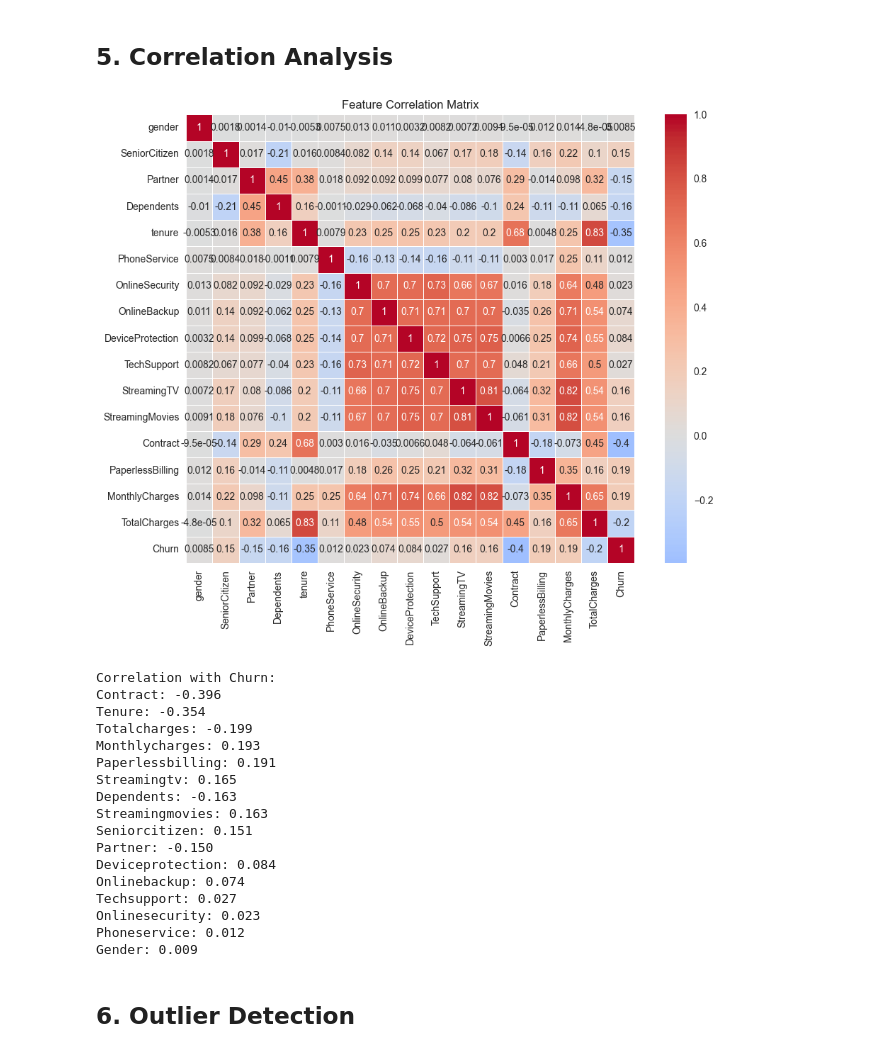
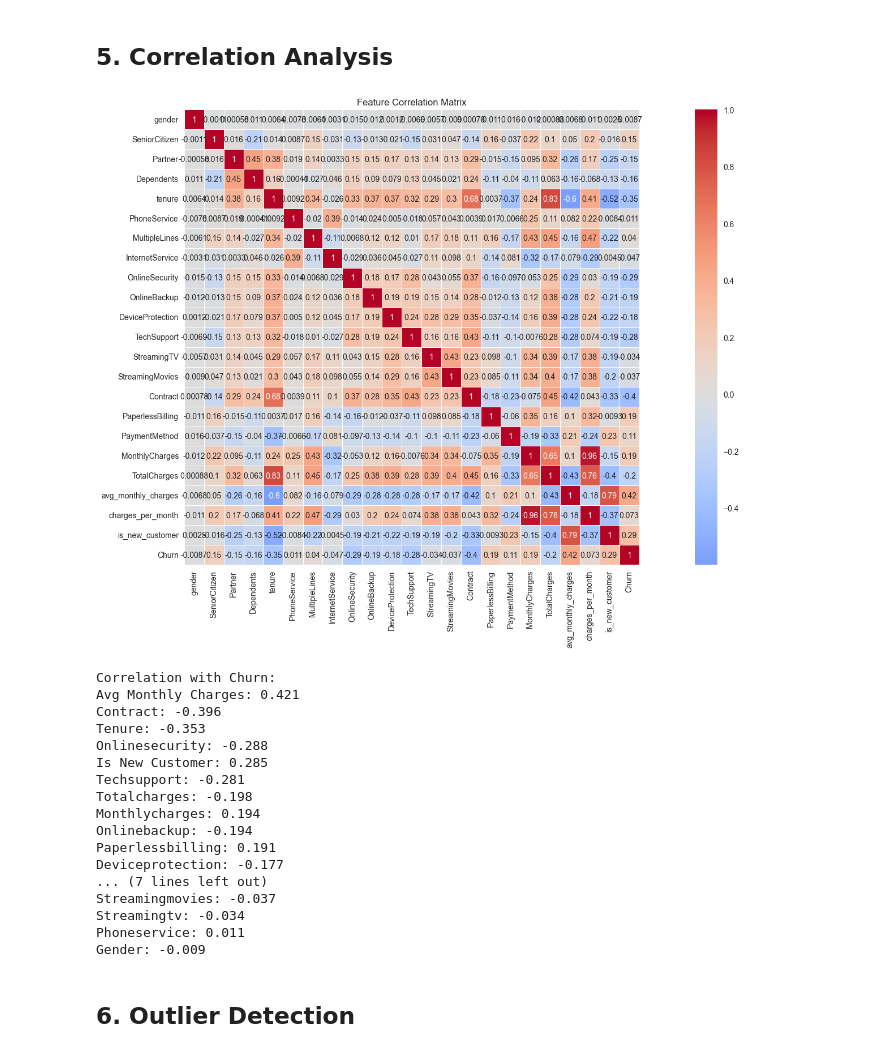
Before and after one commit to HubertRozumek/mlops-pipeline, a Jupyter notebook: notebooks/data-exploration.ipynb, the cells around one changed output. Cells and saved outputs as stored; diff of their text form; code cells hidden in the pictures.

```diff
--- a/notebooks/data-exploration.ipynb
+++ b/notebooks/data-exploration.ipynb
@@ -92,0 +62,4 @@ First 5 rows:
+# %%
+preprocessor = DataPreprocessor(is_synthetic=False)
+df = preprocessor.fit_transform(df)
+df.info()
@@ -127,3 +141 @@ TotalCharges             11            0.156183
-# %%
-df = df.dropna(subset=['TotalCharges'])
 # %%
@@ -184,16 +196,17 @@ Churn (1): 1869 (26.6%)
 ## 4. Feature Analysis
 # %%
 # Analyze numerical features
-numerical_features = [i for i in df.columns]
-fig, axes = plt.subplots(5, 4, figsize=(30, 20))
+numerical_features = [i for i in df.columns if i != 'Churn']
+fig, axes = plt.subplots(5, 5, figsize=(30, 20))
 axes = axes.ravel()
 for i, feature in enumerate(numerical_features):
     # Distribution plot
     sns.histplot(data=df, x=feature, hue='Churn', kde=True, ax=axes[i], alpha=0.7)
     axes[i].set_title(f'Distribution of {feature.replace("_", " ").title()}')
     axes[i].set_xlabel(feature.replace('_', ' ').title())
-    axes[i].set_xticks([0, 1])
-    axes[i].set_xticklabels(['No Churn', 'Churn'])
+    if df[feature].nunique() <= 2:
+        axes[i].set_xticks([0, 1])
+        axes[i].set_xticklabels(['No', 'Yes'])
 
 plt.tight_layout()
 plt.show()
@@ -202,6 +215,6 @@ plt.show()
 # %%
 # Box plots for numerical features by churn
-fig, axes = plt.subplots(5, 4, figsize=(30, 20))
+fig, axes = plt.subplots(5, 5, figsize=(30, 20))
 axes = axes.ravel()
 for i, feature in enumerate(numerical_features):
     sns.boxplot(data=df, x='Churn', y=feature, ax=axes[i])
@@ -255,39 +268,39 @@ Difference: N/A (division by zero)
 ## 5. Correlation Analysis
 # %%
 # Correlation matrix
-correlation_matrix = df[numerical_features].corr()
+correlation_matrix = df[numerical_features + ['Churn']].corr()
 
-plt.figure(figsize=(10, 8))
+plt.figure(figsize=(20, 10))
 sns.heatmap(correlation_matrix, annot=True, cmap='coolwarm', center=0, square=True, linewidths=0.5)
 plt.title('Feature Correlation Matrix')
 plt.tight_layout()
 plt.show()
 
-# Correlation with target\n",
+# Correlation with target
 print("Correlation with Churn:")
 target_corr = correlation_matrix['Churn'].sort_values(key=abs, ascending=False)
 for feature, corr in target_corr.items():
     if feature != 'Churn':
         print(f"{feature.replace('_', ' ').title()}: {corr:.3f}")
 # %% [output]
-[figure, old version]
+[figure, new version]
 Correlation with Churn:
+Avg Monthly Charges: 0.421
 Contract: -0.396
-Tenure: -0.354
-Totalcharges: -0.199
-Monthlycharges: 0.193
+Tenure: -0.353
+Onlinesecurity: -0.288
+Is New Customer: 0.285
+Techsupport: -0.281
+Totalcharges: -0.198
+Monthlycharges: 0.194
+Onlinebackup: -0.194
 Paperlessbilling: 0.191
-Streamingtv: 0.165
-Dependents: -0.163
-Streamingmovies: 0.163
-Seniorcitizen: 0.151
-Partner: -0.150
-Deviceprotection: 0.084
-Onlinebackup: 0.074
-Techsupport: 0.027
-Onlinesecurity: 0.023
-Phoneservice: 0.012
-Gender: 0.009
+Deviceprotection: -0.177
+... (7 lines left out)
+Streamingmovies: -0.037
+Streamingtv: -0.034
+Phoneservice: 0.011
+Gender: -0.009
 # %% [markdown]
 ## 6. Outlier Detection
 # %%
```
Also changed, not shown: parts of 23 cells of this notebook.
